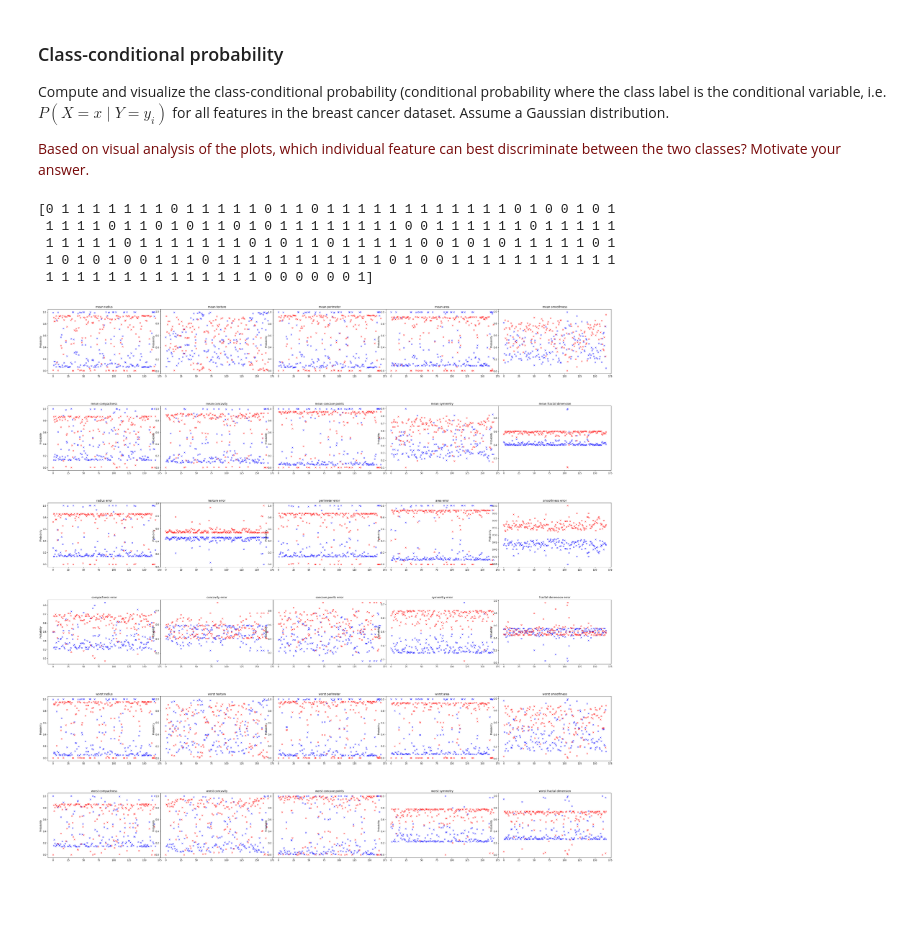
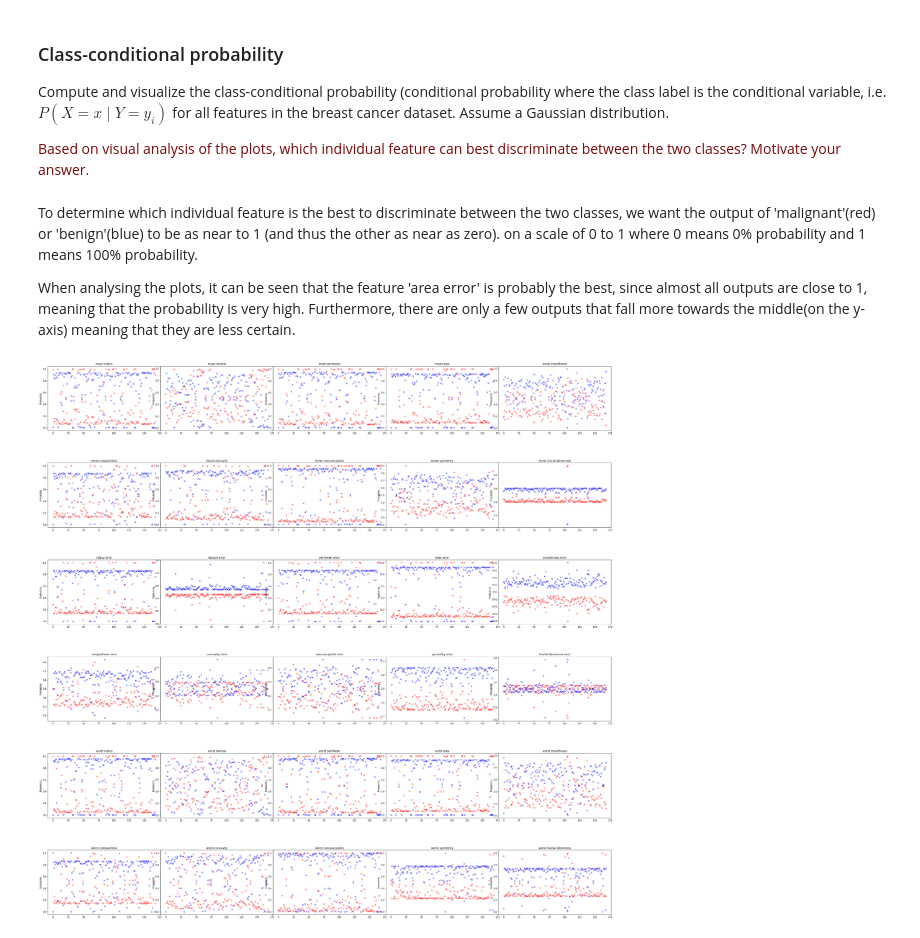
Before and after one commit to mennocromwijk/Machine_Learning, a Jupyter notebook: practicals/week_1_final.ipynb, the cells around one changed output. Cells and saved outputs as stored; diff of their text form; code cells hidden in the pictures; blank space fills up the shorter version.

```diff
--- a/practicals/week_1_final.ipynb
+++ b/practicals/week_1_final.ipynb
@@ -385,6 +385,10 @@ plot_different_k_nn_regression(X_train = X_train_db,y_train = y_train_db,X_test=
 Compute and visualize the class-conditional probability (conditional probability where the class label is the conditional variable, i.e. $P(X = x \mid Y = y_i)$ for all features in the breast cancer dataset. Assume a Gaussian distribution.
 
 <p><font color='#770a0a'>Based on visual analysis of the plots, which individual feature can best discriminate between the two classes? Motivate your answer.</font></p>
+# %% [markdown]
+To determine which individual feature is the best to discriminate between the two classes, we want the output of 'malignant'(red) or 'benign'(blue) to be as near to 1 (and thus the other as near as zero). on a scale of 0 to 1 where 0 means 0% probability and 1 means 100% probability.
+
+When analysing the plots, it can be seen that the feature 'area error' is probably the best, since almost all outputs are close to 1, meaning that the probability is very high. Furthermore, there are only a few outputs that fall more towards the middle(on the y-axis) meaning that they are less certain.
 # %%
 
 #places the classes as keys in a dictionary, with an array as value containing:mean,std,length
@@ -434,7 +438,6 @@ train_num = 400
 
 y_train = breast_cancer.target[:train_num] #zou niet in for loop hoeven, is wel netter
 y_test = breast_cancer.target[train_num:]  #zou niet in for loop hoeven, is wel netter
-print(y_test)
 
 #create matrix for probability
 probability_zero = np.ones((test_num,30))
@@ -451,38 +454,33 @@ for k in range(0,len(feature_names)):
 
     for i in range(0,len(X_train)):
         dataset[i] = [X_train[i],y_train[i]]
     for q in range(0,len(X_test)):
         dataset_test[q] = [X_test[q],y_test[q]]
 
     #create dict with classes as keys, and values of mean,std,length
     data_sum = separate_classes(dataset)
 
     for j in range(0,len(y_test)):
         probability = calculate_class_probabilities(data_sum, dataset_test[j])
         prob_zero = probability[0]
         prob_one = probability[1]
         probs = [prob_zero,prob_one]
         prob_zero,prob_one = normalize(probs)
 
         probability_zero[j,k] = prob_zero
         probability_one[j,k] = prob_one
 
 fig, axs = plt.subplots(6,5, figsize=(45, 45), facecolor='w', edgecolor='k')
 fig.subplots_adjust(hspace = .5, wspace=.001)
 
 axs = axs.ravel()
 
 for i in range(30):
 
-    axs[i].plot(probability_zero[:,i], 'bx', label='malignant')
-    axs[i].plot(probability_one[:,i], 'rx', label='benign')
+    axs[i].plot(probability_zero[:,i], 'rx', label='malignant')
+    axs[i].plot(probability_one[:,i], 'bx', label='benign')
 
     axs[i].set_title(feature_names[i])
     axs[i].set_ylabel('Probability')
 # %% [output]
-[0 1 1 1 1 1 1 1 0 1 1 1 1 1 0 1 1 0 1 1 1 1 1 1 1 1 1 1 1 1 0 1 0 0 1 0 1
- 1 1 1 1 0 1 1 0 1 0 1 1 0 1 0 1 1 1 1 1 1 1 1 0 0 1 1 1 1 1 1 0 1 1 1 1 1
- 1 1 1 1 1 0 1 1 1 1 1 1 1 0 1 0 1 1 0 1 1 1 1 1 0 0 1 0 1 0 1 1 1 1 1 0 1
- 1 0 1 0 1 0 0 1 1 1 0 1 1 1 1 1 1 1 1 1 1 1 0 1 0 0 1 1 1 1 1 1 1 1 1 1 1
- 1 1 1 1 1 1 1 1 1 1 1 1 1 1 0 0 0 0 0 0 1]
-[figure, old version]
+[figure, new version]
```
Also changed, not shown: parts of 1 cell of this notebook.
